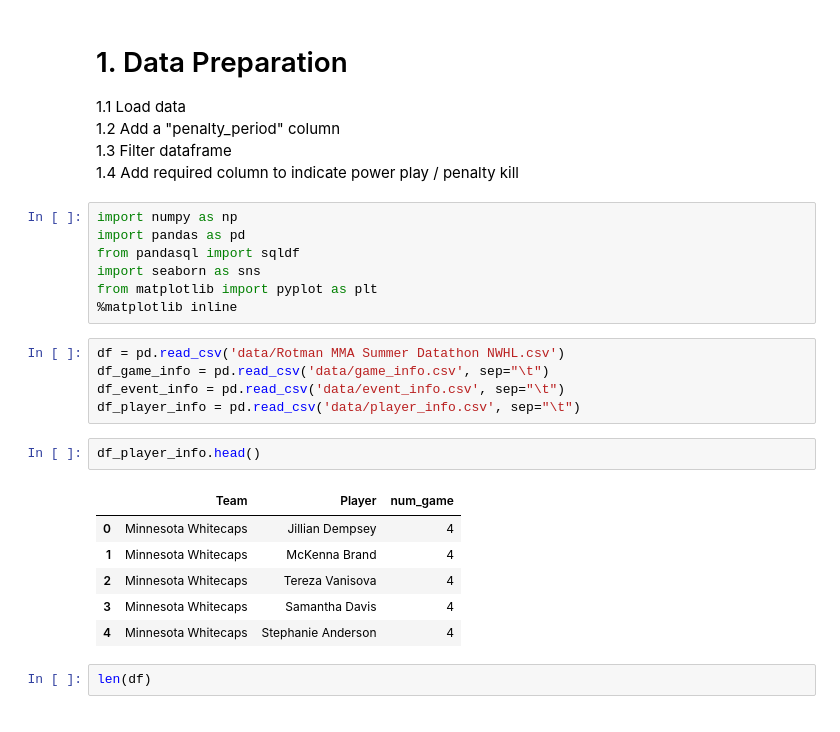
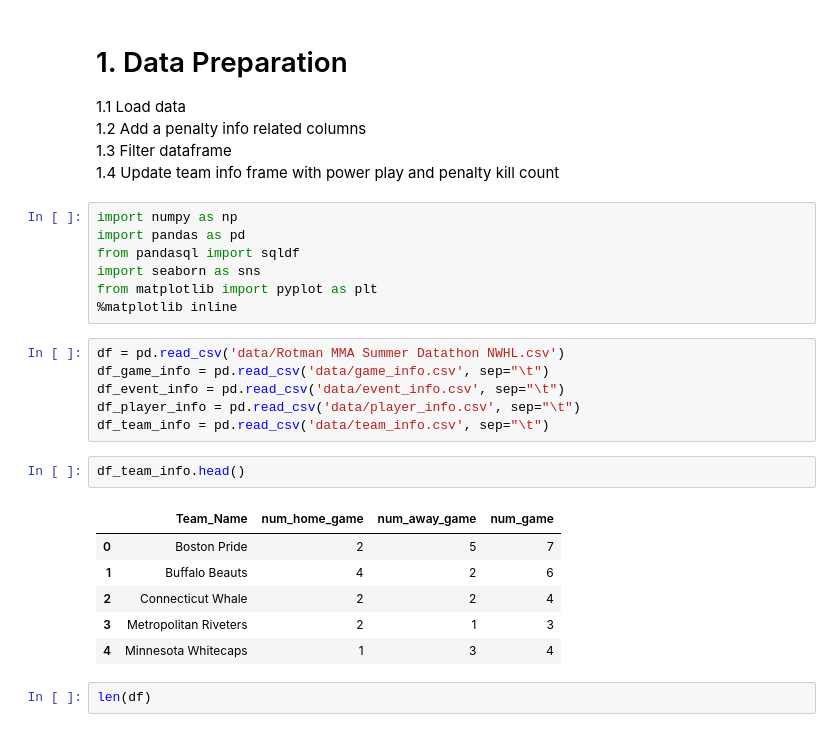
Before and after one commit to tassadaryl/Team-Orange-Rotman-2022Datathon, a Jupyter notebook: specialists.ipynb, the cells around one changed output. Cells and saved outputs as stored; diff of their text form.

Commit message:
Update Team info

```diff
--- a/specialists.ipynb
+++ b/specialists.ipynb
@@ -1,9 +1,9 @@
 # %% [markdown]
 # 1. Data Preparation
  1.1 Load data \
- 1.2 Add a "penalty_period" column \
+ 1.2 Add a penalty info related columns \
  1.3 Filter dataframe \
- 1.4 Add required column to indicate power play / penalty kill
+ 1.4 Update team info frame with power play and penalty kill count
 # %%
 import numpy as np
 import pandas as pd
@@ -16,15 +16,16 @@ df = pd.read_csv('data/Rotman MMA Summer Datathon NWHL.csv')
 df_game_info = pd.read_csv('data/game_info.csv', sep="\t")
 df_event_info = pd.read_csv('data/event_info.csv', sep="\t")
 df_player_info = pd.read_csv('data/player_info.csv', sep="\t")
+df_team_info = pd.read_csv('data/team_info.csv', sep="\t")
 # %%
-df_player_info.head()
+df_team_info.head()
 # %% [output]
-|  | Team | Player | num_game |
-| 0 | Minnesota Whitecaps | Jillian Dempsey | 4 |
-| 1 | Minnesota Whitecaps | McKenna Brand | 4 |
-| 2 | Minnesota Whitecaps | Tereza Vanisova | 4 |
-| 3 | Minnesota Whitecaps | Samantha Davis | 4 |
-| 4 | Minnesota Whitecaps | Stephanie Anderson | 4 |
+|  | Team_Name | num_home_game | num_away_game | num_game |
+| 0 | Boston Pride | 2 | 5 | 7 |
+| 1 | Buffalo Beauts | 4 | 2 | 6 |
+| 2 | Connecticut Whale | 2 | 2 | 4 |
+| 3 | Metropolitan Riveters | 2 | 1 | 3 |
+| 4 | Minnesota Whitecaps | 1 | 3 | 4 |
 # %%
 len(df)
 # %% [output]
```
Also changed, not shown: parts of 7 cells of this notebook.
